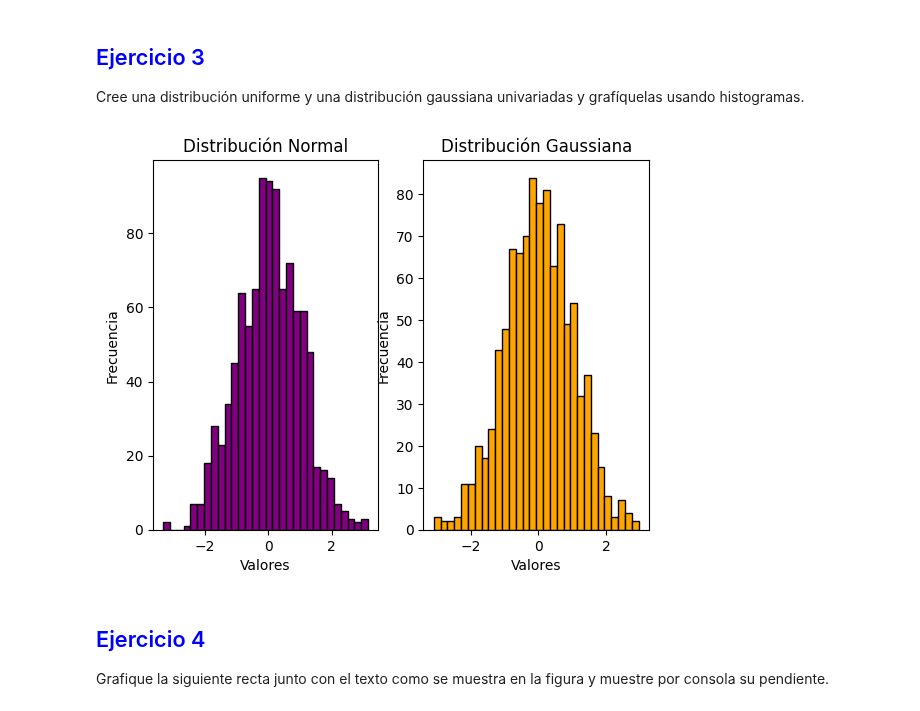
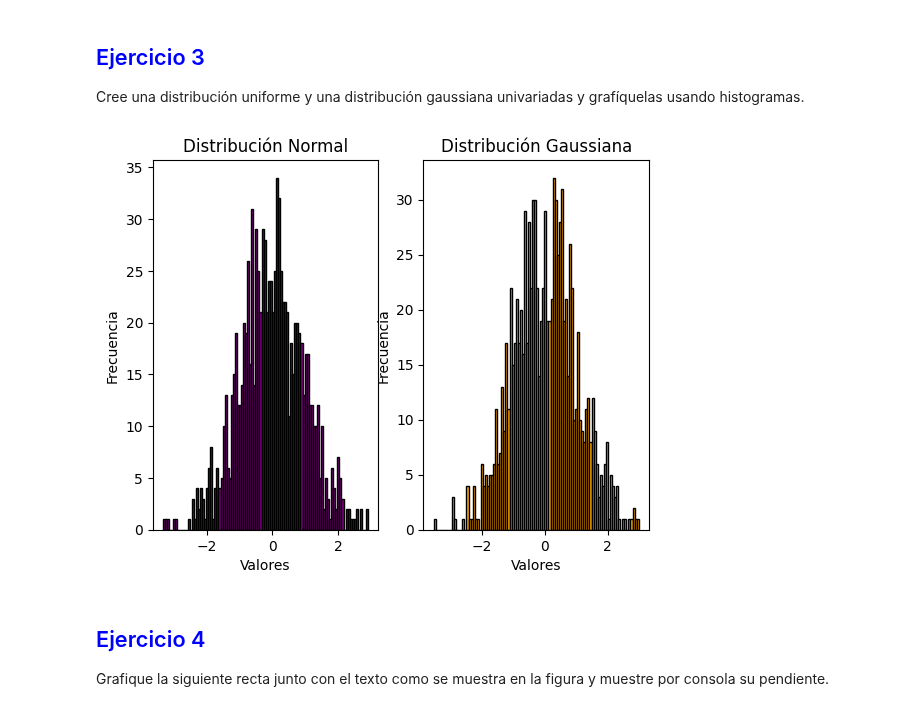
Before and after one commit to DinoMondino/IA, a Jupyter notebook: IntroduccionBibliotecas/Entregables_1_2024_1C.ipynb, the cells around one changed output. Cells and saved outputs as stored; diff of their text form; code cells hidden in the pictures.

```diff
--- a/IntroduccionBibliotecas/Entregables_1_2024_1C.ipynb
+++ b/IntroduccionBibliotecas/Entregables_1_2024_1C.ipynb
@@ -52,27 +52,27 @@ Cree una distribución uniforme y una distribución gaussiana univariadas y graf
 # %%
 # Distribución normal (media = 0, σ2 = 1). Creo los datos como matriz.
 normal = np.random.normal(0, 1, 1000)
 
 # Distribución gaussiana (media = 0, σ2 = 1).
 gaussiana = np.random.randn(1000)
 
 # Creo subplots para mostrar los histogramas lado a lado.
 
 plt.subplot(1, 2, 1)
-plt.hist(datos_normal, bins=30, color="purple", edgecolor="black")
+plt.hist(normal, bins=100, color="purple", edgecolor="black")
 plt.title("Distribución Normal")
 plt.xlabel("Valores")
 plt.ylabel("Frecuencia")
 
 plt.subplot(1, 2, 2)
-plt.hist(datos_gaussiana, bins=30, color="orange", edgecolor="black")
+plt.hist(gaussiana, bins=100, color="orange", edgecolor="black")
 plt.title("Distribución Gaussiana")
 plt.xlabel("Valores")
 plt.ylabel("Frecuencia")
 
 plt.show()
 # %% [output]
-[figure, old version]
+[figure, new version]
 # %% [markdown]
 <h2><font color="blue">Ejercicio 4</font></h2>
 
```
Also changed, not shown: parts of 5 cells of this notebook.
